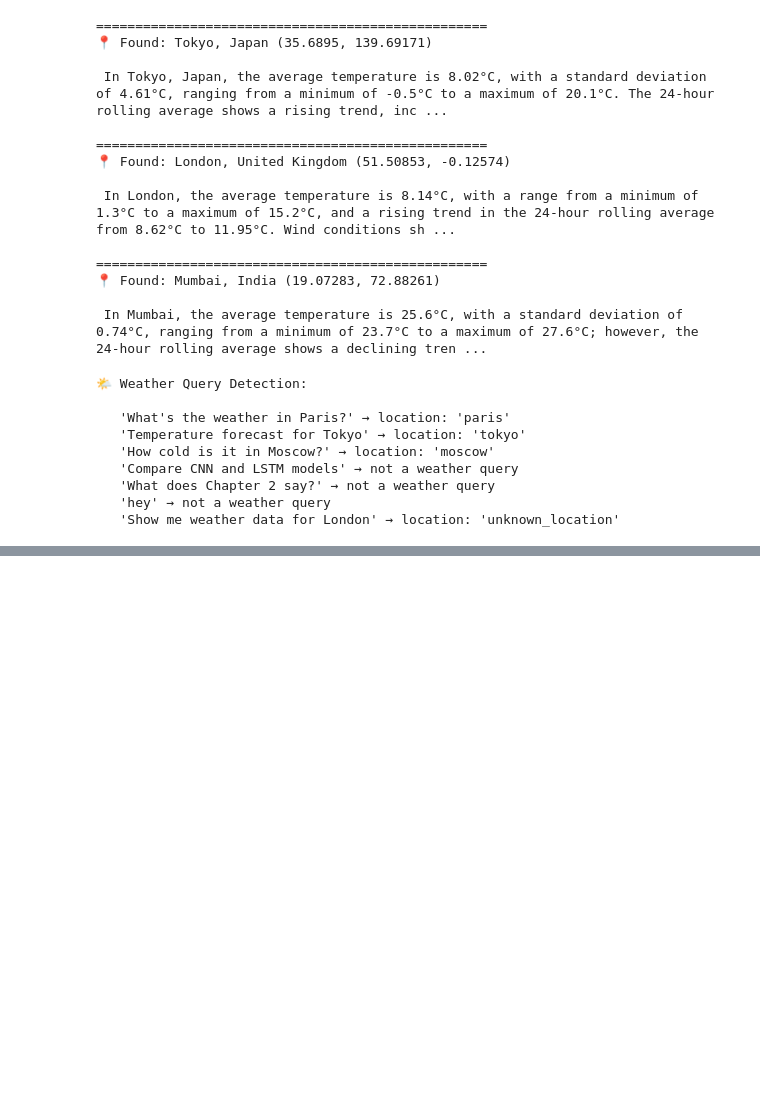
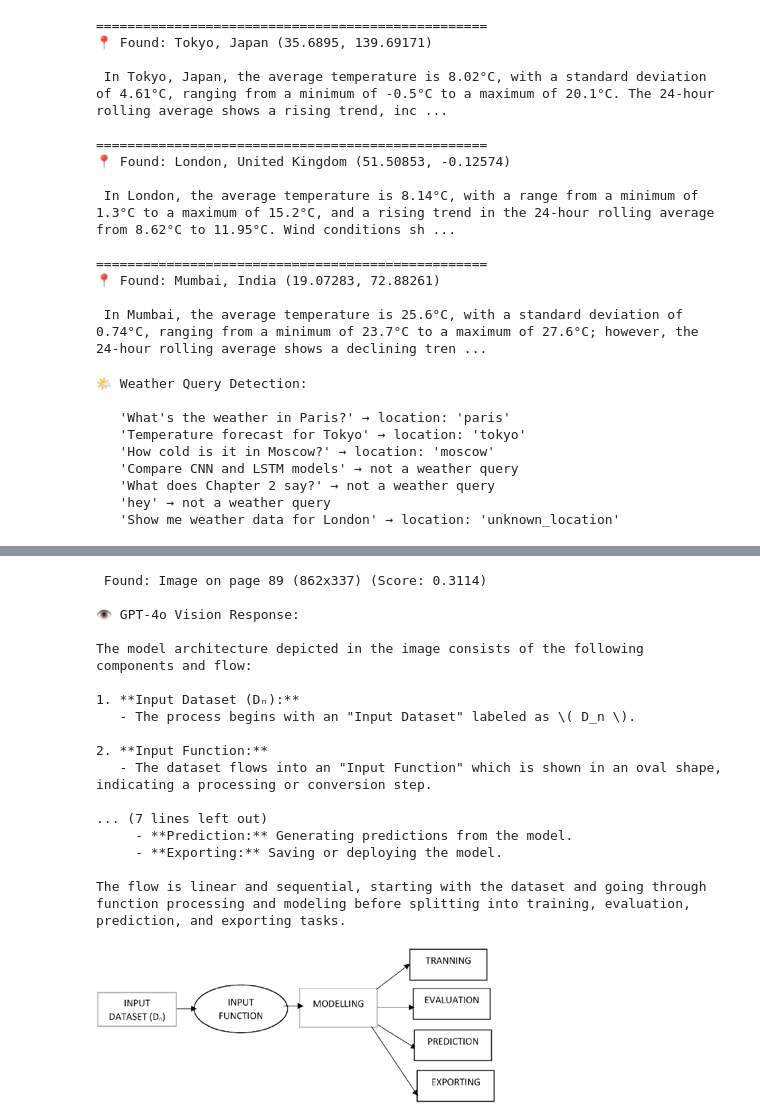
Before and after one commit to Nihal7778/Agentic-AI-RAG-chatbot, a Jupyter notebook: research/trials.ipynb, the cells around one changed output, grey strips where cells are left out. Saved outputs shown, nothing was run; the diff lists cells and outputs as text; code cells hidden in the pictures; blank space fills up the shorter version.

Commit message:
updated changes in research

```diff
--- a/research/trials.ipynb
+++ b/research/trials.ipynb
@@ -1198,0 +1771,73 @@ for q in test_queries:
+# %%
+#testing GPT-4o Vision with retrieved image
+
+import base64
+from openai import OpenAI
+from dotenv import load_dotenv
+load_dotenv()
+
+openai_client = OpenAI()
+
+def describe_image_with_gpt4o(pil_image, query):
+    """Send image + query to GPT-4o for visual understanding."""
+    # Convert PIL to base64
+    buffer = io.BytesIO()
+    pil_image.save(buffer, format="PNG")
+    base64_image = base64.b64encode(buffer.getvalue()).decode("utf-8")
+
+    response = openai_client.chat.completions.create(
+        model="gpt-4o",
+        messages=[
+            {
+                "role": "user",
+                "content": [
+                    {"type": "text", "text": f"Based on this image from a research document, answer: {query}\nBe specific with any numbers or labels visible."},
+                    {"type": "image_url", "image_url": {"url": f"embedded-picture"}}
+                ]
+            }
+        ],
+        max_tokens=500
+    )
+    return response.choices[0].message.content
+
+# Test: search for an image then describe it
+query = "What does the model architecture look like?"
+img_results = search_images(query, k=1)
+
+if img_results:
+    best = img_results[0]
+    print(f" Found: {best['text']} (Score: {best['score']:.4f})")
+
+    # Find the PIL image
+    for img in extracted_images:
+        if img["id"] == best["id"]:
+            print(f"\n👁️ GPT-4o Vision Response:\n")
+            description = describe_image_with_gpt4o(img["image"], query)
+            print(description)
+
+            # Display the image
+            display_img = img["image"].copy()
+            display_img.thumbnail((400, 400))
+            display(display_img)
+            break
+else:
+    print("No images found for this query")
+# %% [output]
+ Found: Image on page 89 (862x337) (Score: 0.3114)
+
+👁️ GPT-4o Vision Response:
+
+The model architecture depicted in the image consists of the following components and flow:
+
+1. **Input Dataset (Dₙ):**
+   - The process begins with an "Input Dataset" labeled as \( D_n \).
+
+2. **Input Function:**
+   - The dataset flows into an "Input Function" which is shown in an oval shape, indicating a processing or conversion step.
+
+... (7 lines left out)
+     - **Prediction:** Generating predictions from the model.
+     - **Exporting:** Saving or deploying the model.
+
+The flow is linear and sequential, starting with the dataset and going through function processing and modeling before splitting into training, evaluation, prediction, and exporting tasks.
+[figure, added]
```
Also changed, not shown: parts of 14 cells of this notebook.
